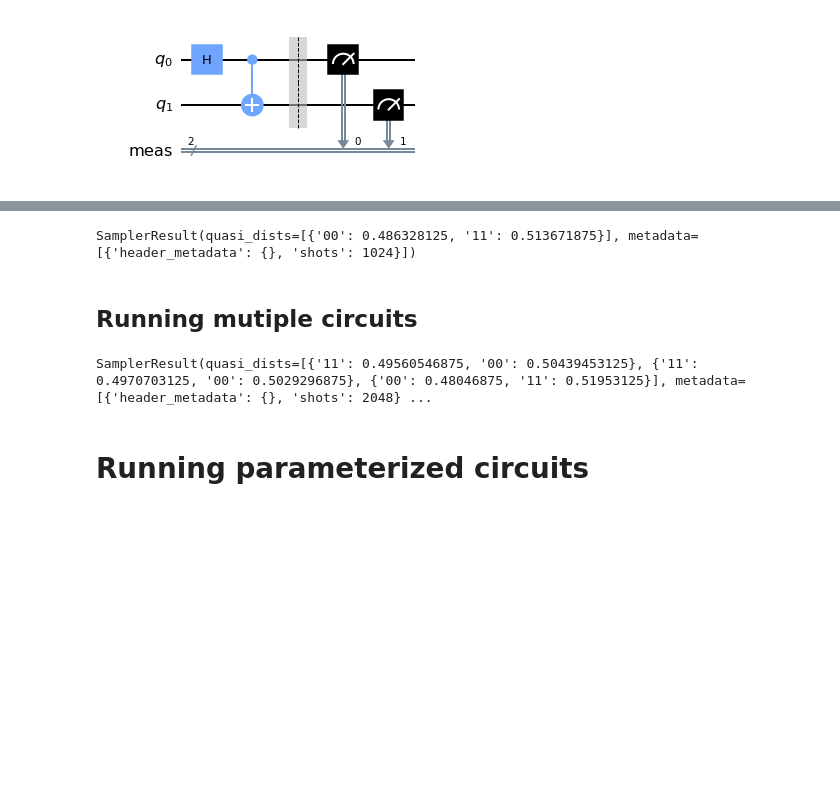
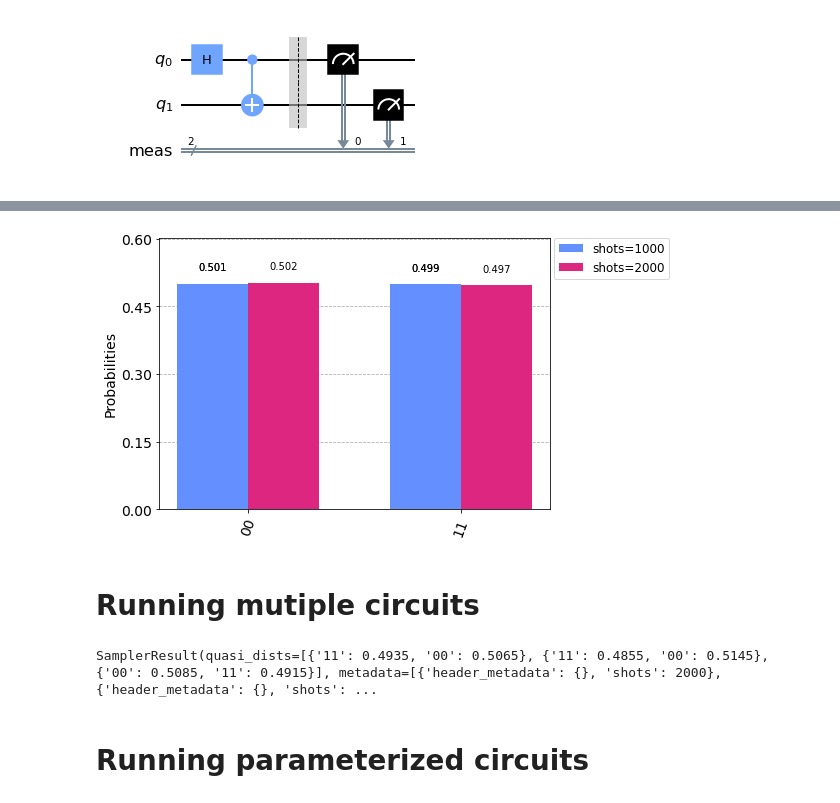
Before and after one commit to HuangJunye/presentations, a Jupyter notebook: 2022-05-24 Qiskit Runtime Talk/Qiskit Runtime talk.ipynb, the cells around one changed output, grey strips where cells are left out. Saved outputs shown, nothing was run; the diff lists cells and outputs as text; code cells hidden in the pictures; blank space fills up the shorter version.

```diff
--- a/2022-05-24 Qiskit Runtime Talk/Qiskit Runtime talk.ipynb
+++ b/2022-05-24 Qiskit Runtime Talk/Qiskit Runtime talk.ipynb
@@ -117,0 +172,8 @@ bell.draw()
+# %%
+from qiskit import IBMQ
+
+provider = IBMQ.load_account()
+simulator = provider.get_backend('ibmq_qasm_simulator')
+
+job1 = simulator.run(bell, shots=1000)
+job2 = simulator.run(bell, shots=2000)
@@ -118,19 +186,15 @@ bell.draw()
+# %%
+plot_histogram(results_backend_run, legend=['shots=1000', 'shots=2000'])
+# %% [output]
+[figure, added]
+# %% [markdown]
+# Running mutiple circuits
 # %%
-from qiskit_ibm_runtime import Sampler
-
-with Sampler(circuits=bell, service=service, options={"backend": "ibmq_qasm_simulator"}) as sampler:
-    result = sampler(circuit_indices=[0], shots=1024)
+with Sampler(circuits=[bell]*3, service=service, options={"backend": "ibmq_qasm_simulator"}) as sampler:
+    result = sampler(circuit_indices=[0, 1, 2])
     print(result)
 # %% [output]
-SamplerResult(quasi_dists=[{'00': 0.486328125, '11': 0.513671875}], metadata=[{'header_metadata': {}, 'shots': 1024}])
+SamplerResult(quasi_dists=[{'11': 0.4935, '00': 0.5065}, {'11': 0.4855, '00': 0.5145}, {'00': 0.5085, '11': 0.4915}], metadata=[{'header_metadata': {}, 'shots': 2000}, {'header_metadata': {}, 'shots': ...
-# %% [markdown]
-## Running mutiple circuits
-# %%
-with Sampler(circuits=[bell]*3, service=service, options={"backend": "ibmq_qasm_simulator"}) as sampler:
-    result = sampler(circuit_indices=[0, 1, 2], shots=2048)
-    print(result)
-# %% [output]
-SamplerResult(quasi_dists=[{'11': 0.49560546875, '00': 0.50439453125}, {'11': 0.4970703125, '00': 0.5029296875}, {'00': 0.48046875, '11': 0.51953125}], metadata=[{'header_metadata': {}, 'shots': 2048} ...
 # %% [markdown]
 # Running parameterized circuits
 # %%
```
Also changed, not shown: parts of 10 cells of this notebook.
